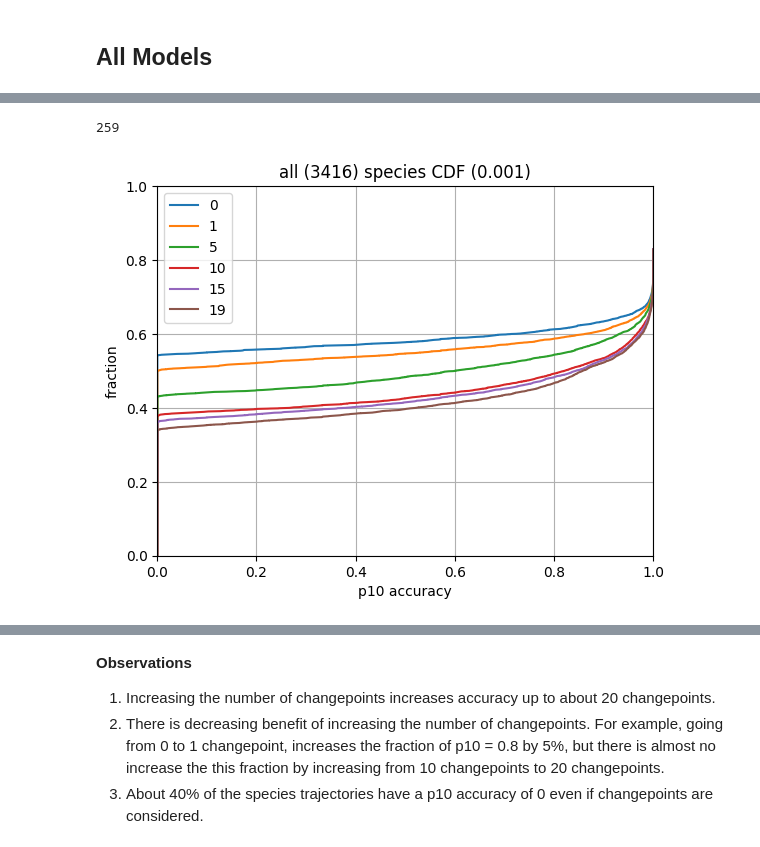
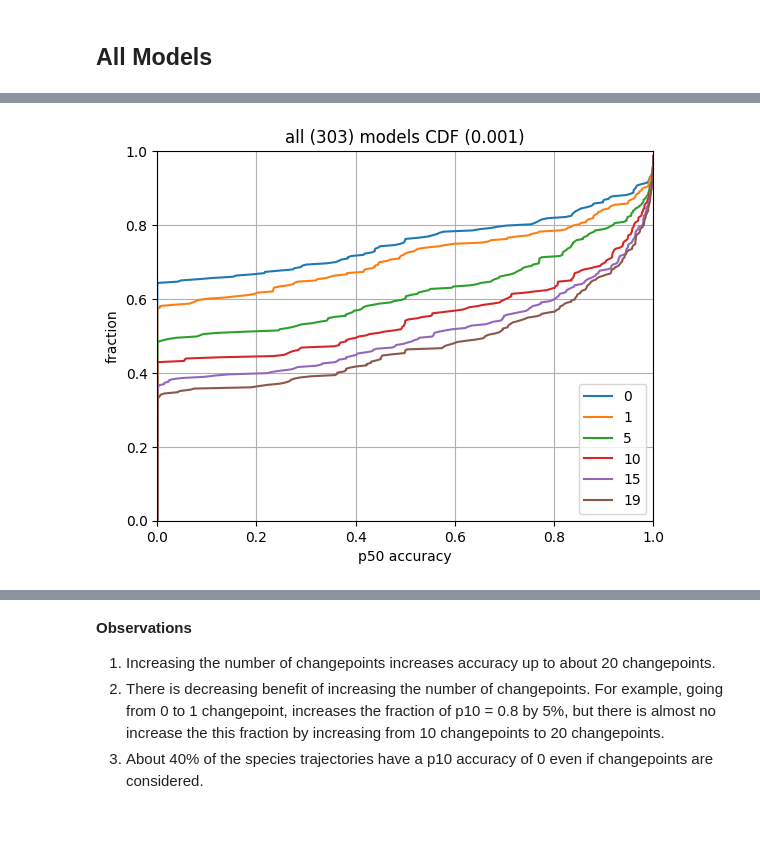
Before and after one commit to ModelEngineering/linearity_analysis, a Jupyter notebook: notebooks/piecewise_predictions.ipynb, the cells around one changed output, grey strips where cells are left out. Drawn from its saved outputs; the diff is of its cells as text; code cells hidden in the pictures.

```diff
--- a/notebooks/piecewise_predictions.ipynb
+++ b/notebooks/piecewise_predictions.ipynb
@@ -45,13 +45,13 @@ NONOSCILLATION_DF
 # Individual models
 # %%
 #for model_num in [45, 548, 551, 1045]:
-#for model_num in [1045]:
-for model_num in [980]:
+#for model_num in [980, 1045]:
+for model_num in [1045]:
     model = Model.makeBiomodel(model_num=model_num)
     timecourse = Timecourse(model, num_point =1000)
     df = timecourse.timecourse_df
     try:
-        psd = PiecewiseSystemDiscovery(df, max_changepoint=30, min_segment_length=30,
+        psd = PiecewiseSystemDiscovery(df, max_changepoint=10, min_segment_length=30,
                                         max_fractional_reduction=0.01, model_name=str(model_num))
         psd.fit()
         result = psd.plotPiecewise(legend=False, num_true_point=60)
@@ -117,8 +117,8 @@ Name: a80, Length: 2954, dtype: float64
 def plotCDF(coefficient_threshold: float = 0.001, max_changepoints=[0, 1, 5, 10, 15, 19], is_species: bool = True, col="p10",
         is_non_oscillating: Optional[bool] = None):
     # Construct the dataframe to process
-    path = os.path.join(cn.DATA_DIR, f"piecewise_predictions_{coefficient_threshold}.csv")
-    #path = os.path.join(cn.DATA_DIR, f"piecewise_predictions.csv")
+    #path = os.path.join(cn.DATA_DIR, f"piecewise_predictions_{coefficient_threshold}.csv")
+    path = os.path.join(cn.DATA_DIR, f"piecewise_predictions.csv")
     df = pd.read_csv(path)
     df["key"] = NONOSCILLATION_DF[cn.COL_SYSTEM_ID] + "_" + NONOSCILLATION_DF[cn.COL_SPECIES_NAME]
     if is_non_oscillating is not None:
@@ -137,10 +137,12 @@ def plotCDF(coefficient_threshold: float = 0.001, max_changepoints=[0, 1, 5, 10,
     ax.legend([str(c) for c in max_changepoints])
     ax.set_xlabel(col + " accuracy")
     qualifier1 = "species" if is_species else "models"
-    species_length = len(df["key"].unique())
-    model_length = len(df[cn.COL_SYSTEM_ID].unique())
+    model_sel = (df[cn.COL_AGGREGATION_TYPE] == "model") & (df[cn.COL_MAX_CHANGEPOINT] == 0)
+    species_sel = (df[cn.COL_AGGREGATION_TYPE] != "model") & (df[cn.COL_MAX_CHANGEPOINT] == 0)
+    species_length = np.sum(species_sel)
+    model_length = np.sum(model_sel)
     if is_species:
-        length = species_length - model_length
+        length = species_length
     else:
         length = model_length
     if is_non_oscillating is None:
@@ -148,3 +150,5 @@ def plotCDF(coefficient_threshold: float = 0.001, max_changepoints=[0, 1, 5, 10,
     else:
         qualifier2 = "non-oscillating" if is_non_oscillating else "oscillating"
     ax.set_title(f"{qualifier2} ({length}) {qualifier1} CDF ({coefficient_threshold})")
+
+plotCDF(coefficient_threshold=0.001, is_species=True)
@@ -151,9 +157,4 @@ def plotCDF(coefficient_threshold: float = 0.001, max_changepoints=[0, 1, 5, 10,
-# %%
-df = DF
-len(df[cn.COL_SYSTEM_ID].unique())
-# %% [output]
-259
 # %%
-plotCDF(coefficient_threshold=0.001, is_species=True)
+plotCDF(coefficient_threshold=0.001, is_species=False, col="p50")
 # %% [output]
-[figure, old version]
+[figure, new version]
```
Also changed, not shown: parts of 9 cells of this notebook, 3 other files.
